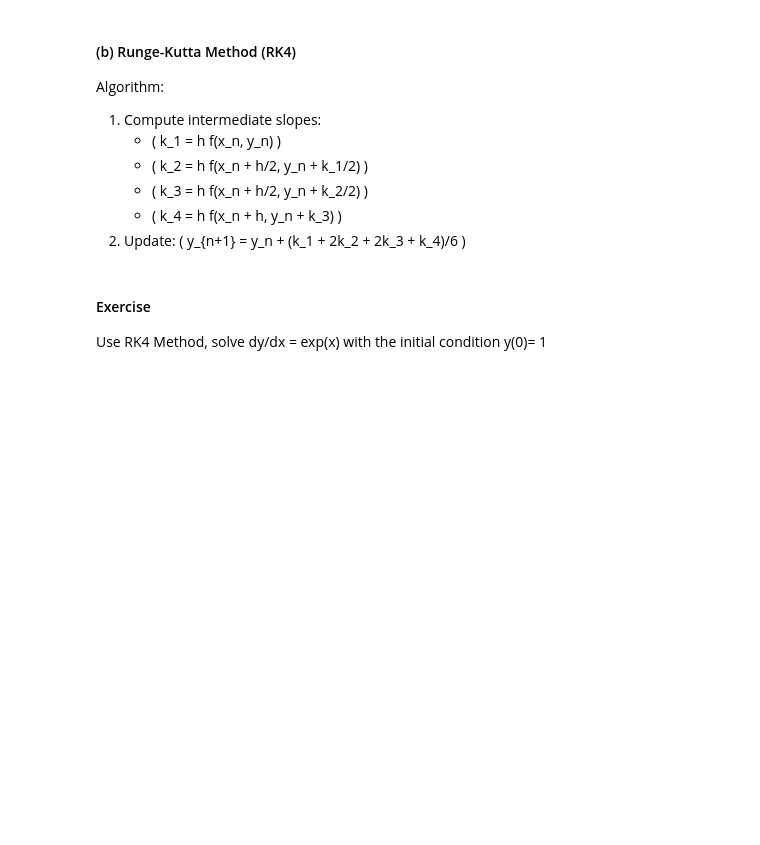
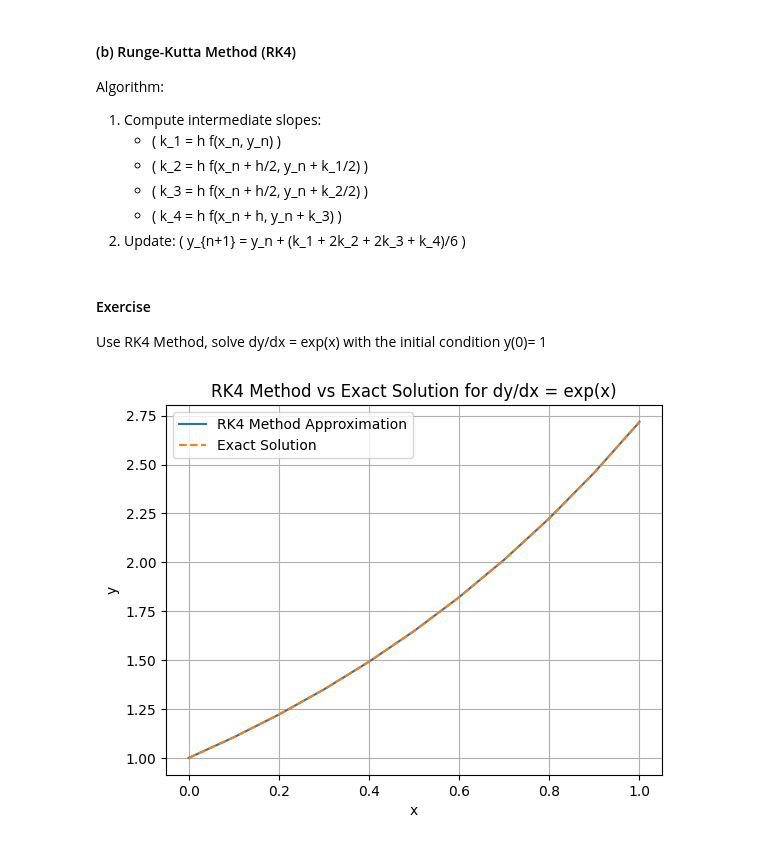
Before and after one commit to chrsshkm/Engineering-Methods-Lecture-Exercises, a Jupyter notebook: Lecture 10_Interpolation_Differentiation.ipynb, the cells around one changed output. Cells and saved outputs as stored; diff of their text form; code cells hidden in the pictures; blank space fills up the shorter version.

```diff
--- a/Lecture 10_Interpolation_Differentiation.ipynb
+++ b/Lecture 10_Interpolation_Differentiation.ipynb
@@ -165,4 +237,37 @@ Algorithm:
 #### Exercise
 Use RK4 Method, solve dy/dx = exp(x) with the initial condition y(0)= 1
 # %%
-# Your code here
+#### Exercise
+#Use RK4 Method, solve dy/dx = exp(x) with the initial condition y(0)= 1
+import numpy as np
+import matplotlib.pyplot as plt
+h = 0.1
+
+num_steps = 10
+
+def f(x, y):
+    return np.exp(x)
+
+x0 =0
+y= 1
+xs = [x0]
+ys = [y]
+for n in range(num_steps):
+    k1 = h * f(x0, y)
+    k2 = h * f(x0 + h/2, y + k1/2)
+    k3 = h * f(x0 + h/2, y + k2/2)
+    k4 = h * f(x0 + h, y + k3)
+
+    y = y + (k1 + 2*k2 + 2*k3 + k4) / 6
+    x0 = x0 + h
+    xs.append(x0)
+    ys.append(y)
+plt.plot(xs, ys, label='RK4 Method Approximation')
+plt.plot(xs, np.exp(xs), label='Exact Solution', linestyle='dashed')
+plt.xlabel('x')
+plt.ylabel('y')
+plt.title("RK4 Method vs Exact Solution for dy/dx = exp(x)")
+plt.legend()
+plt.grid()
+# %% [output]
+[figure, added]
```
Also changed, not shown: parts of 3 cells of this notebook.
